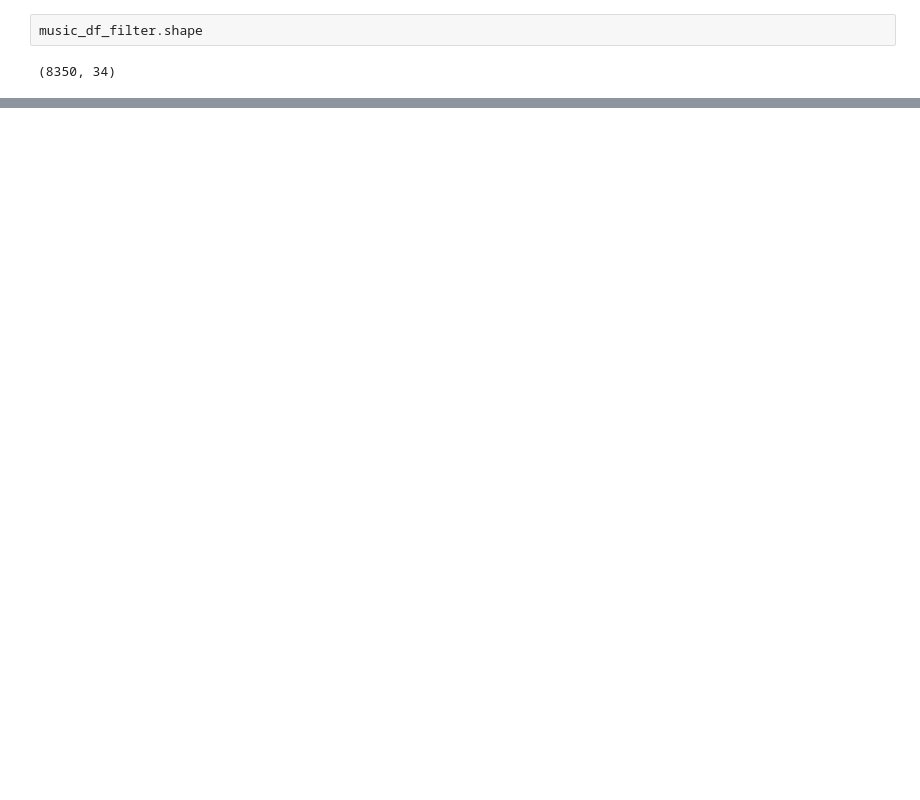
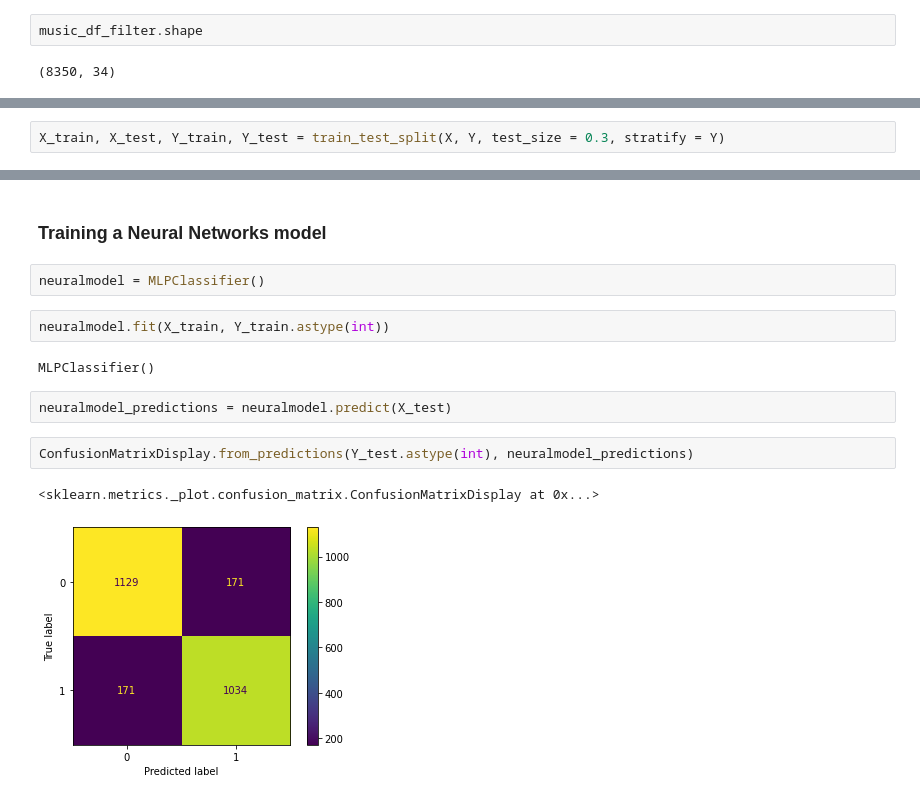
Before and after one commit to natalia-argote/computacion.cientifica, a Jupyter notebook: Music/Music.ipynb, the cells around one changed output, grey strips where cells are left out. Saved outputs shown, nothing was run; the diff lists cells and outputs as text; blank space fills up the shorter version.

```diff
--- a/Music/Music.ipynb
+++ b/Music/Music.ipynb
@@ -245,0 +97,2 @@ precision_score( Y_test.tolist(), svmmodel_predictions )
+# %%
+X_train, X_test, Y_train, Y_test = train_test_split(X, Y, test_size = 0.3, stratify = Y)
@@ -245,0 +141,15 @@ precision_score( Y_test.tolist(), svmmodel_predictions )
+# %% [markdown]
+### Training a Neural Networks model
+# %%
+neuralmodel = MLPClassifier()
+# %%
+neuralmodel.fit(X_train, Y_train.astype(int))
+# %% [output]
+MLPClassifier()
+# %%
+neuralmodel_predictions = neuralmodel.predict(X_test)
+# %%
+ConfusionMatrixDisplay.from_predictions(Y_test.astype(int), neuralmodel_predictions)
+# %% [output]
+<sklearn.metrics._plot.confusion_matrix.ConfusionMatrixDisplay at 0x...>
+[figure, added]
```
Also changed, not shown: parts of 61 cells of this notebook, 7 other files.
